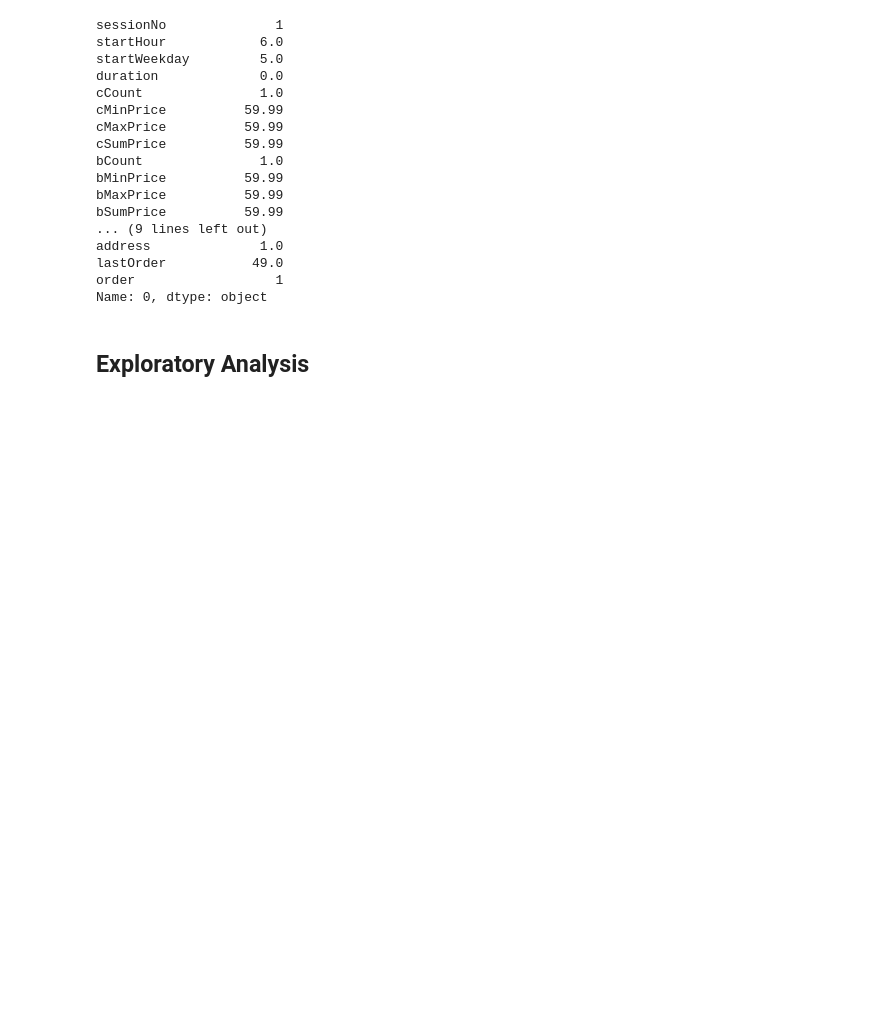
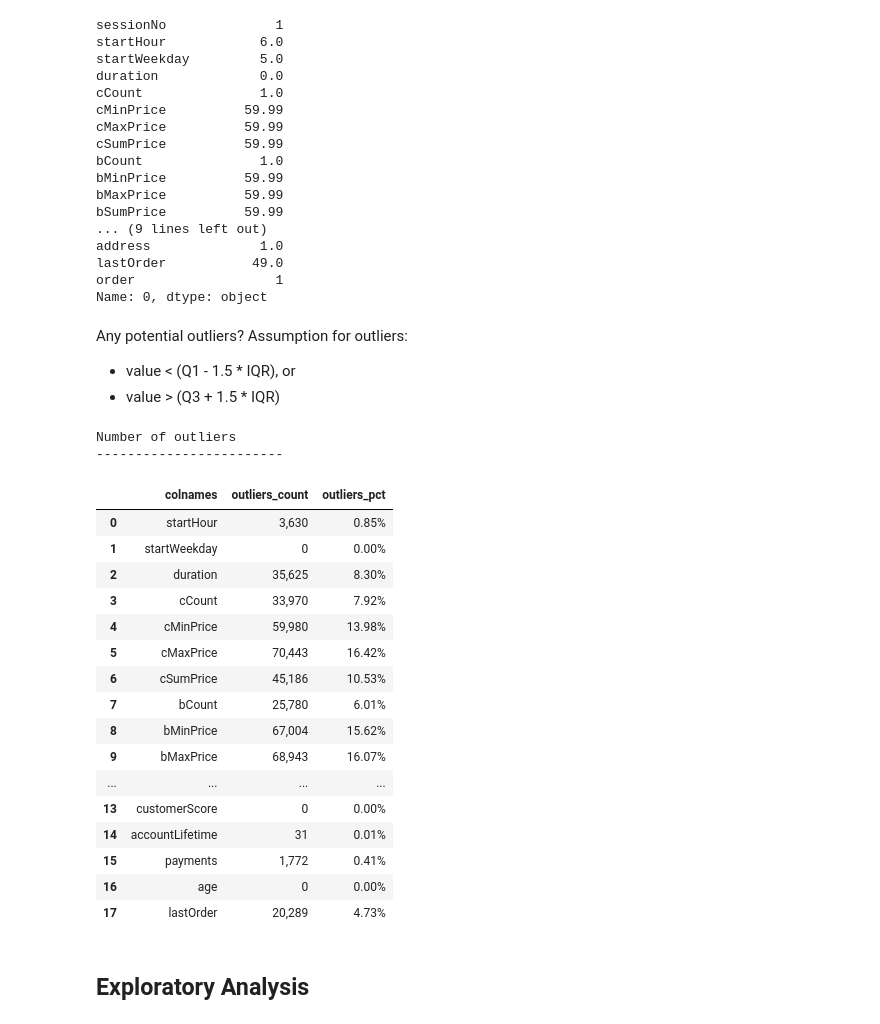
Before and after one commit to elvyna/udacity-aws-mle-nanodegree, a Jupyter notebook: project05-capstone/notebook/00-data-understanding.ipynb, the cells around one changed output. Drawn from its saved outputs; the diff is of its cells as text; code cells hidden in the pictures; blank space fills up the shorter version.

```diff
--- a/project05-capstone/notebook/00-data-understanding.ipynb
+++ b/project05-capstone/notebook/00-data-understanding.ipynb
@@ -233,3 +233,8 @@ address              1.0
 lastOrder           49.0
 order                  1
 Name: 0, dtype: object
+# %% [markdown]
+Any potential outliers? Assumption for outliers:
+
+- value < (Q1 - 1.5 * IQR), or
+- value > (Q3 + 1.5 * IQR)
@@ -236 +258,56 @@ Name: 0, dtype: object
+# %%
+numeric_column_list = df_train._get_numeric_data().columns
+excluded_column_list = [
+    'sessionNo','customerNo','address'
+]
+selected_column_list = numeric_column_list.drop(labels=excluded_column_list)
+
+print("Number of outliers")
+print("------------------------")
+df_outliers = pd.DataFrame(
+    data = {
+        'colnames': [],
+        'outliers_count': [],
+        'outliers_pct': []
+    }
+)
+
+for col in selected_column_list:
+    outlier_flag, outlier_count = check_outliers(df_train[col])
+    df_train[col+"_is_outlier"] = outlier_flag
+
+    new_df = pd.DataFrame(data = {
+        'colnames': col,
+        'outliers_count': outlier_count,
+        'outliers_pct': outlier_count / df_train.shape[0]
+    }, index = [0])
+    df_outliers = pd.concat([df_outliers, new_df])
+
+df_outliers.reset_index().drop(
+    labels=['index'],
+    axis=1
+).style.format({
+    'outliers_count': '{:,.0f}',
+    'outliers_pct': '{:,.2%}'
+})
+# %% [output]
+Number of outliers
+------------------------
+|  | colnames | outliers_count | outliers_pct |
+| 0 | startHour | 3,630 | 0.85% |
+| 1 | startWeekday | 0 | 0.00% |
+| 2 | duration | 35,625 | 8.30% |
+| 3 | cCount | 33,970 | 7.92% |
+| 4 | cMinPrice | 59,980 | 13.98% |
+| 5 | cMaxPrice | 70,443 | 16.42% |
+| 6 | cSumPrice | 45,186 | 10.53% |
+| 7 | bCount | 25,780 | 6.01% |
+| 8 | bMinPrice | 67,004 | 15.62% |
+| 9 | bMaxPrice | 68,943 | 16.07% |
+| ... | ... | ... | ... |
+| 13 | customerScore | 0 | 0.00% |
+| 14 | accountLifetime | 31 | 0.01% |
+| 15 | payments | 1,772 | 0.41% |
+| 16 | age | 0 | 0.00% |
+| 17 | lastOrder | 20,289 | 4.73% |
 # %%
```
Also changed, not shown: parts of 7 cells of this notebook, 1 other file.
